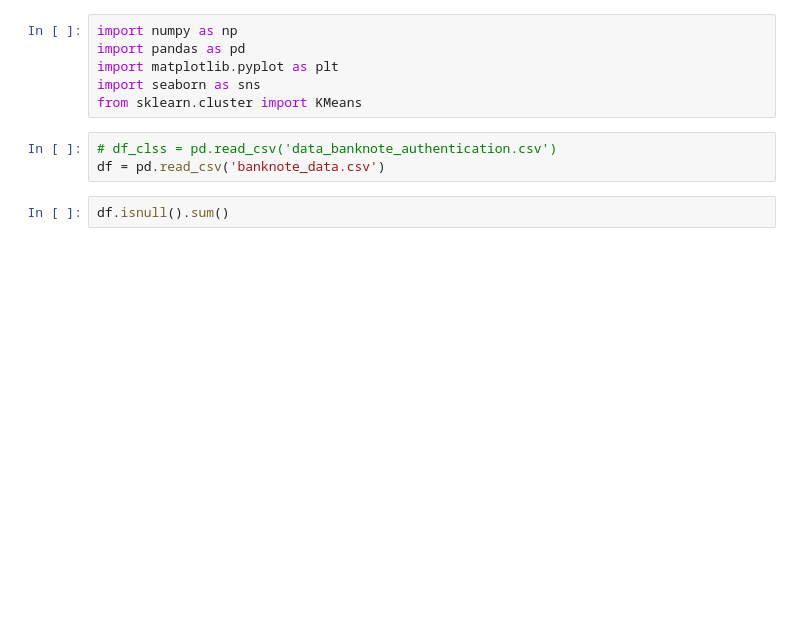
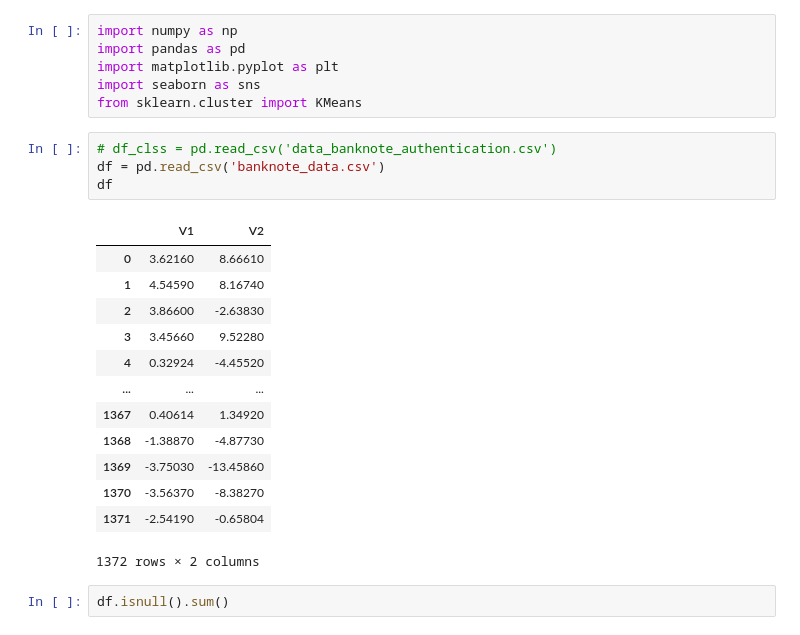
Before and after one commit to Chissanu/KMITL, a Jupyter notebook: Cognitive/K-means/main.ipynb, the cells around one changed output. Drawn from its saved outputs; the diff is of its cells as text; blank space fills up the shorter version.

```diff
--- a/Cognitive/K-means/main.ipynb
+++ b/Cognitive/K-means/main.ipynb
@@ -7,6 +7,21 @@ from sklearn.cluster import KMeans
 # %%
 # df_clss = pd.read_csv('data_banknote_authentication.csv')
 df = pd.read_csv('banknote_data.csv')
+df
+# %% [output]
+|  | V1 | V2 |
+| 0 | 3.62160 | 8.66610 |
+| 1 | 4.54590 | 8.16740 |
+| 2 | 3.86600 | -2.63830 |
+| 3 | 3.45660 | 9.52280 |
+| 4 | 0.32924 | -4.45520 |
+| ... | ... | ... |
+| 1367 | 0.40614 | 1.34920 |
+| 1368 | -1.38870 | -4.87730 |
+| 1369 | -3.75030 | -13.45860 |
+| 1370 | -3.56370 | -8.38270 |
+| 1371 | -2.54190 | -0.65804 |
+1372 rows × 2 columns
 # %%
 df.isnull().sum()
 # %% [output]
```
Also changed, not shown: 10 other files.
